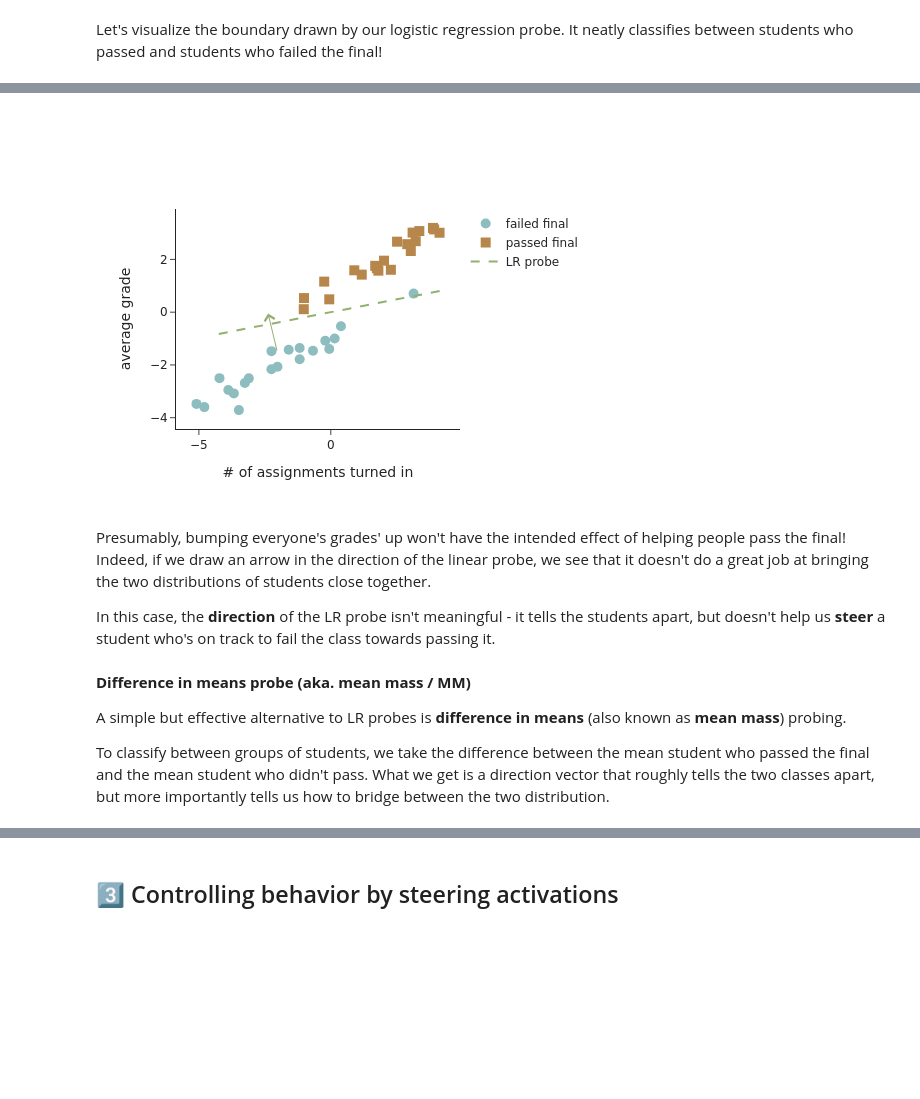
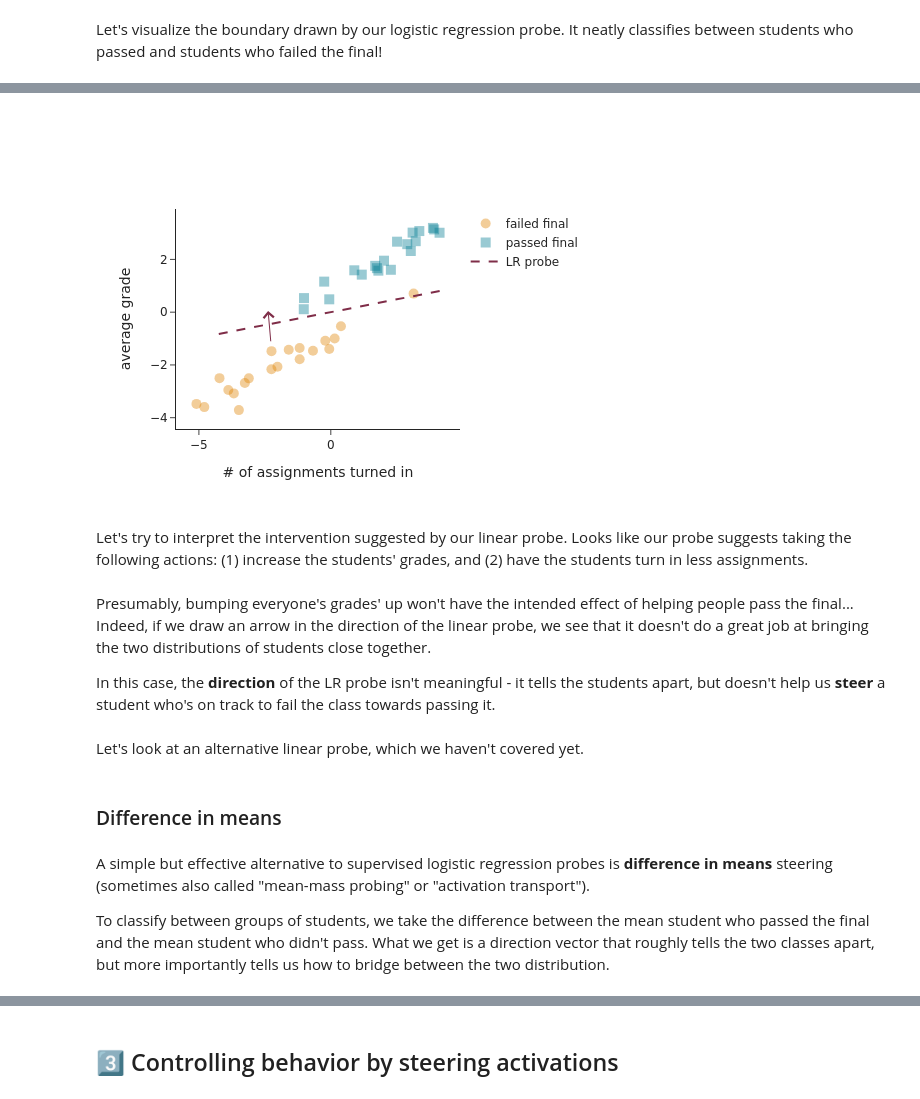
Before and after one commit to cs221m/cs221m-course, a Jupyter notebook: lecture_3_probes.ipynb, the cells around one changed output, grey strips where cells are left out. Drawn from its saved outputs; the diff is of its cells as text; code cells hidden in the pictures; blank space fills up the shorter version.

```diff
--- a/lecture_3_probes.ipynb
+++ b/lecture_3_probes.ipynb
@@ -393,26 +661,24 @@ X = X - X.mean(axis=0) # center
 
 y = ['low'] * N + ['high'] * N
 # %%
+# plot grade by # assignments turned in
 import plotly.graph_objects as go
 
 fig = go.Figure()
-
-mean_low = X[:N].mean(axis=0)
-mean_high = X[N:].mean(axis=0)
 
 fig.add_traces([
   go.Scatter(
     x=X[:N, 0],
     y=X[:N, 1],
     mode='markers',
-    marker=dict(symbol='circle', color="#8dbdbf", size=10),
+    marker=dict(symbol='circle', color="rgba(223, 131, 0, 0.4)", size=10),
     name='failed final',
   ),
   go.Scatter(
     x=X[N:, 0],
     y=X[N:, 1],
     mode='markers',
-    marker=dict(symbol='square', color="#b6864b", size=10),
+    marker=dict(symbol='square', color="rgba(0, 124, 146, 0.4)", size=10),
     name='passed final',
   )
 ])
@@ -469,7 +735,7 @@ fig.add_trace(
     x=probe_x,
     y=probe_y,
     mode='lines',
-    line=dict(color="#92b070", width=2, dash='dash'),
+    line=dict(color="#7F2D48", width=2, dash='dash'),
     name='LR probe'
   )
 )
@@ -480,31 +750,43 @@ fig.show()
 # %%
-mean_low_transformed = mean_low - theta
+# what if we intervene on our data according to our probe?
 
+# take a random student
+example_student_index = 7
+example_student_stats = X[example_student_index]
+
+# intervene on our student by shifting their score according to the linear predictor!
+example_student_stats_intervened = mean_low - theta
+
+# draw arrow from example student to the resulting intervention
 fig.add_annotation(
-  ax=mean_low[0],  # x-coordinate of the arrow's head
-  ay=mean_low[1] + 0.2,  # y-coordinate of the arrow's head
-  x=mean_low_transformed[0], # x-coordinate of the arrow's tail
-  y=mean_low_transformed[1] - 0.2, # y-coordinate of the arrow's tail
+  ax=example_student_stats[0],  # x-coordinate of the arrow's head
+  ay=example_student_stats[1] + 0.05,  # y-coordinate of the arrow's head
+  x=example_student_stats_intervened[0], # x-coordinate of the arrow's tail
+  y=example_student_stats_intervened[1] - 0.1, # y-coordinate of the arrow's tail
   xref='x', yref='y', # Reference coordinates to the plot's x and y axes
   axref='x', ayref='y',
   showarrow=True,
   arrowhead=4, # Style of the arrowhead (e.g., 1, 2, 3, 4, 5)
   arrowsize=2,
   arrowwidth=1,
-  arrowcolor="#92b070",
+  arrowcolor="#7F2D48",
 )
 
 fig.show()
 # %% [output]
-[figure, old version]
+[figure, new version]
+# %% [markdown]
+Let's try to interpret the intervention suggested by our linear probe. Looks like our probe suggests taking the following actions: (1) increase the students' grades, and (2) have the students turn in less assignments.
 # %% [markdown]
-Presumably, bumping everyone's grades' up won't have the intended effect of helping people pass the final! Indeed, if we draw an arrow in the direction of the linear probe, we see that it doesn't do a great job at bringing the two distributions of students close together.
+Presumably, bumping everyone's grades' up won't have the intended effect of helping people pass the final... Indeed, if we draw an arrow in the direction of the linear probe, we see that it doesn't do a great job at bringing the two distributions of students close together.
 
 In this case, the **direction** of the LR probe isn't meaningful - it tells the students apart, but doesn't help us **steer** a student who's on track to fail the class towards passing it.
+# %% [markdown]
+Let's look at an alternative linear probe, which we haven't covered yet.
+# %% [markdown]
+### Difference in means
 # %% [markdown]
-**Difference in means probe (aka. mean mass / MM)**
-
-A simple but effective alternative to LR probes is **difference in means** (also known as **mean mass**) probing.
+A simple but effective alternative to supervised logistic regression probes is **difference in means** steering (sometimes also called "mean-mass probing" or "activation transport").
 
 To classify between groups of students, we take the difference between the mean student who passed the final and the mean student who didn't pass. What we get is a direction vector that roughly tells the two classes apart, but more importantly tells us how to bridge between the two distribution.
 # %%
```
Also changed, not shown: parts of 102 cells of this notebook, 8 other files.
